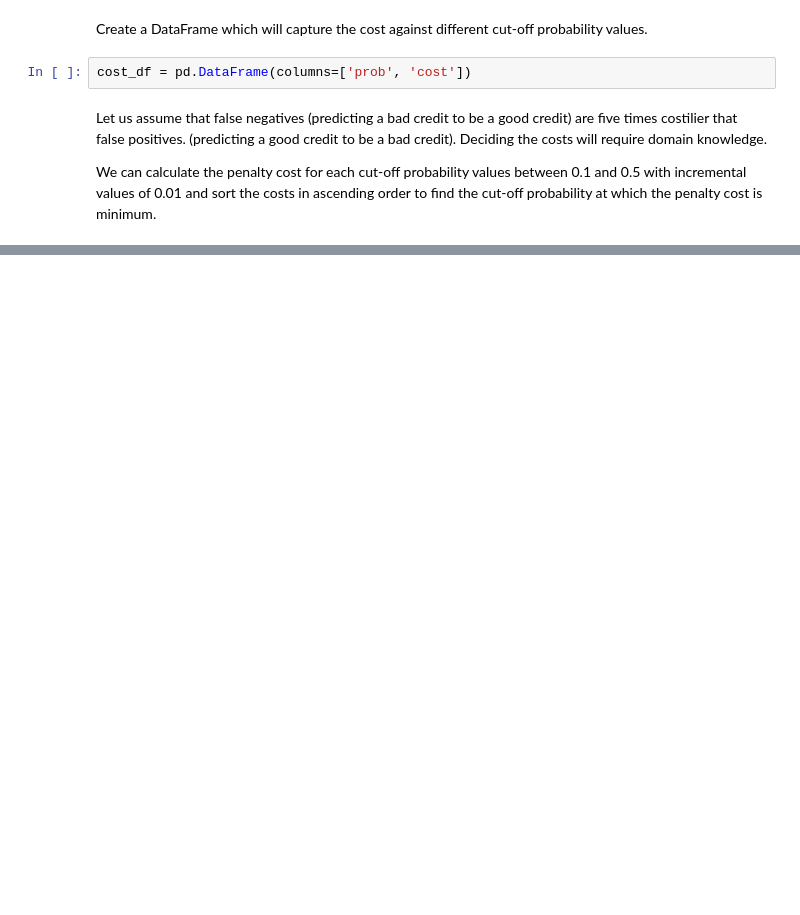
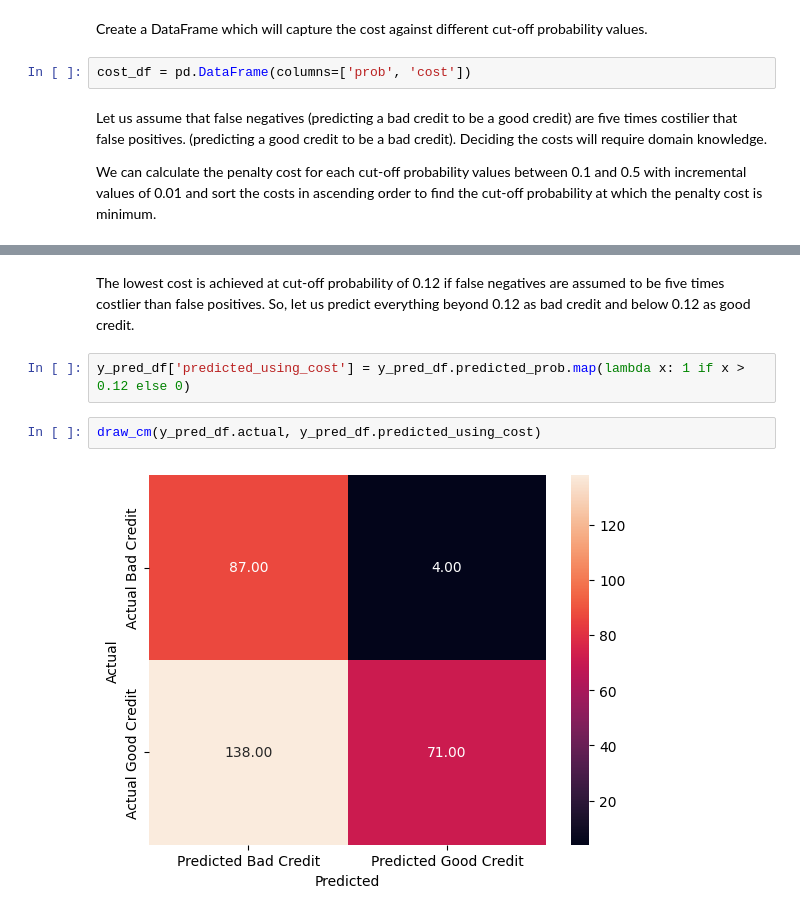
Before and after one commit to Anurag-Warthi/Data-Science-Machine-Learning, a Jupyter notebook: Data Science/03-Classification/Binary Logistic Regression.ipynb, the cells around one changed output, grey strips where cells are left out. Drawn from its saved outputs; the diff is of its cells as text; blank space fills up the shorter version.

```diff
--- a/Data Science/03-Classification/Binary Logistic Regression.ipynb
+++ b/Data Science/03-Classification/Binary Logistic Regression.ipynb
@@ -616,0 +623,8 @@ TypeError: too many positional arguments
+# %% [markdown]
+The lowest cost is achieved at cut-off probability of 0.12 if false negatives are assumed to be five times costlier than false positives. So, let us predict everything beyond 0.12 as bad credit and below 0.12 as good credit.
+# %%
+y_pred_df['predicted_using_cost'] = y_pred_df.predicted_prob.map(lambda x: 1 if x > 0.12 else 0)
+# %%
+draw_cm(y_pred_df.actual, y_pred_df.predicted_using_cost)
+# %% [output]
+[figure, added]
```
Also changed, not shown: parts of 6 cells of this notebook.
